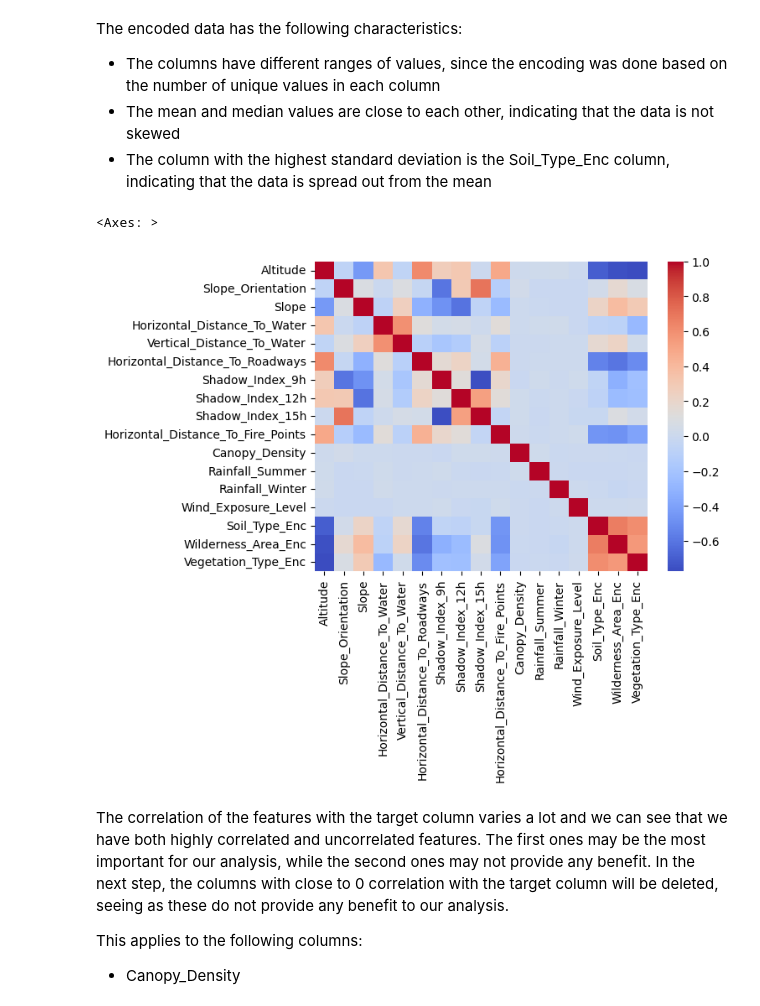
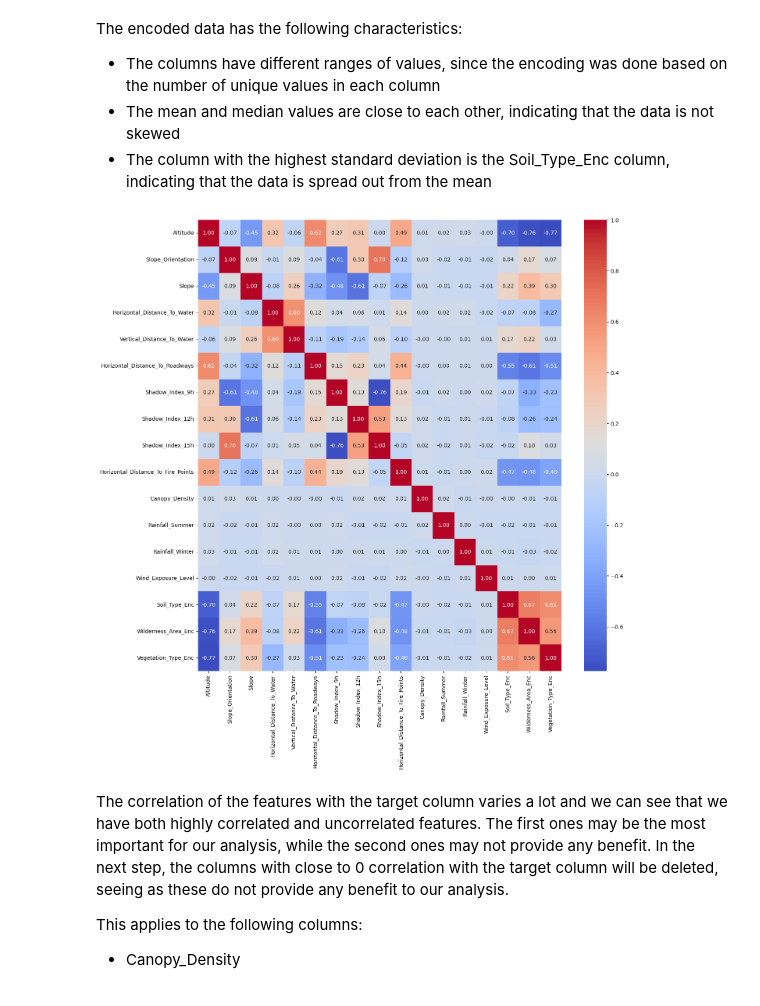
Before and after one commit to beatrizmsa/ml-vegetation-classifier, a Jupyter notebook: notebook.ipynb, the cells around one changed output. Cells and saved outputs as stored; diff of their text form; code cells hidden in the pictures.

Commit message:
Added Confusion matrix and data scaling

```diff
--- a/notebook.ipynb
+++ b/notebook.ipynb
@@ -164,11 +165,12 @@ The encoded data has the following characteristics:
 # %%
 # Remove Id for correlation matrix
 
 encoded_data_without_id = encoded_data.drop('Id', axis=1)
-sns.heatmap(encoded_data_without_id.corr(numeric_only=True), cmap="coolwarm" )
+plt.figure(figsize=(15, 15))
+sns.heatmap(encoded_data_without_id.corr(numeric_only=True), cmap="coolwarm", annot=True, fmt=".2f")
+plt.show()
 # %% [output]
-<Axes: >
-[figure, old version]
+[figure, new version]
 # %% [markdown]
 The correlation of the features with the target column varies a lot and we can see that we have both highly correlated and uncorrelated features. The first ones may be the most important for our analysis, while the second ones may not provide any benefit.
 In the next step, the columns with close to 0 correlation with the target column will be deleted, seeing as these do not provide any benefit to our analysis.
```
Also changed, not shown: parts of 16 cells of this notebook, 1 other file.
